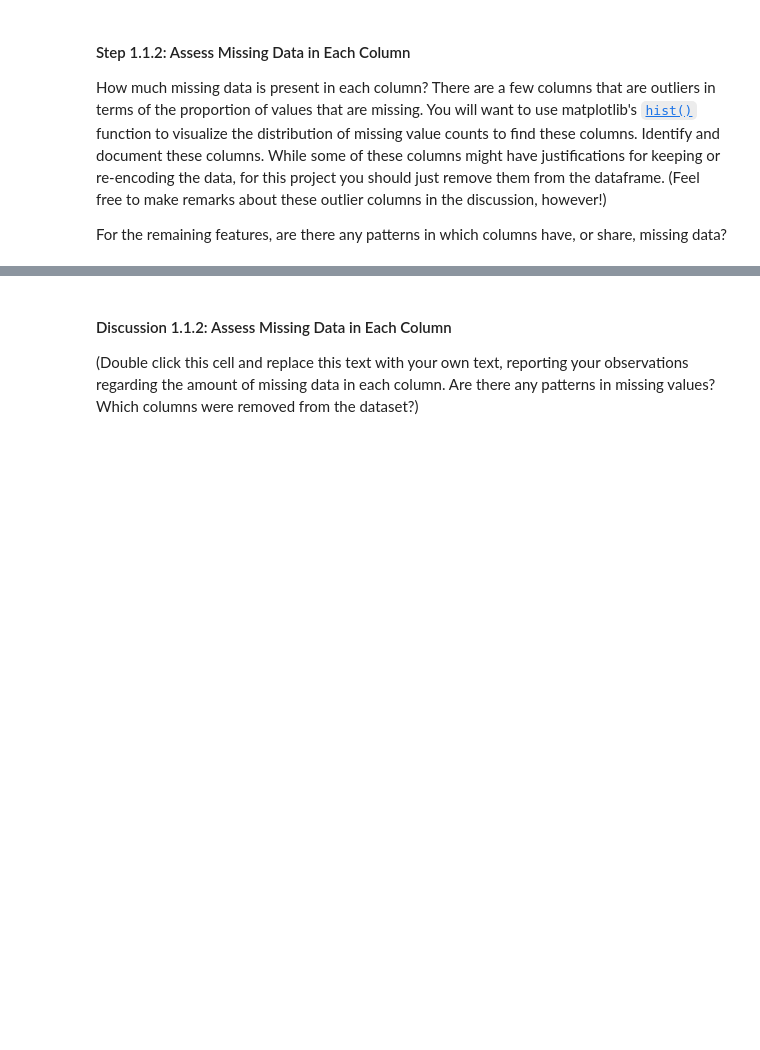
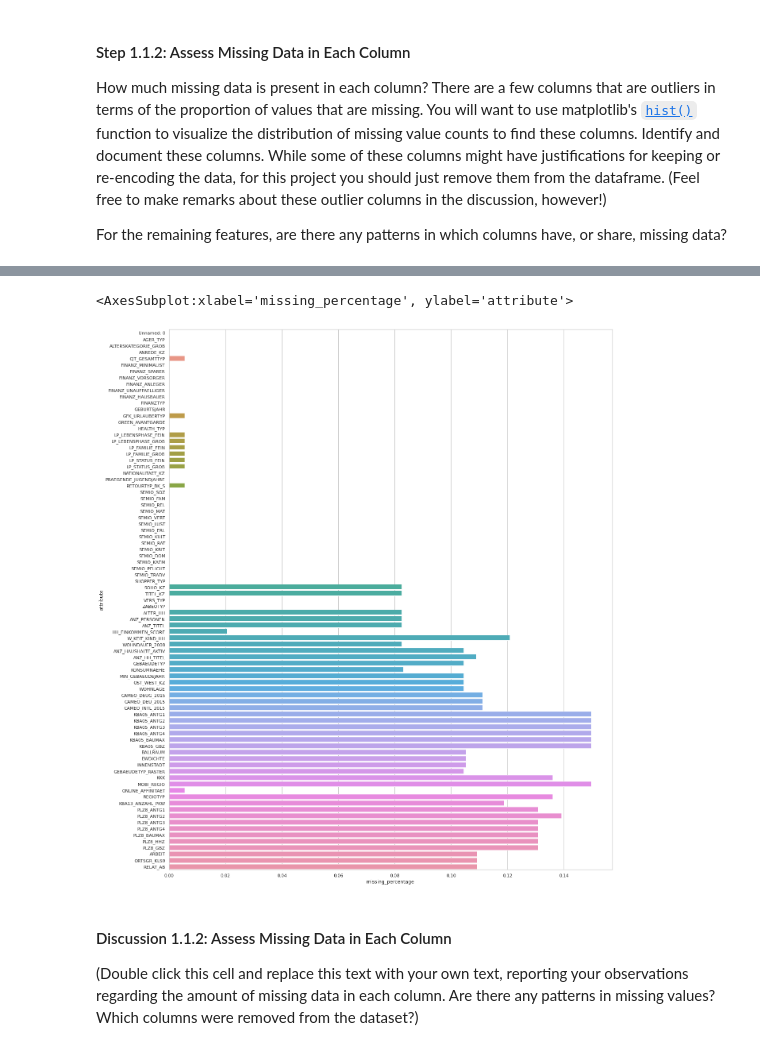
Before and after one commit to epocolis/udacity-machine-learning-with-tensorflow-nano-degree, a Jupyter notebook: projects/customer_segmentation/notebook/Identify_Customer_Segments.ipynb, the cells around one changed output, grey strips where cells are left out. Saved outputs shown, nothing was run; the diff lists cells and outputs as text; code cells hidden in the pictures; blank space fills up the shorter version.

```diff
--- a/projects/customer_segmentation/notebook/Identify_Customer_Segments.ipynb
+++ b/projects/customer_segmentation/notebook/Identify_Customer_Segments.ipynb
@@ -78,6 +197,17 @@ For the remaining features, are there any patterns in which columns have, or sha
 # %%
 # Remove the outlier columns from the dataset. (You'll perform other data
 # engineering tasks such as re-encoding and imputation later.)
+
+# lets make this into function so that we can play with it
+MISSING_THRESHOLD = 0.20 # 20% missing
+# get all the row with missing count values more than 0.20
+filter = nan_df["missing_percentage"] < 0.2
+nan_df_without_outliers = nan_df.where(filter)
+f, ax = plt.subplots(figsize=(20, 25))
+sns.barplot(y="attribute", x="missing_percentage", data=nan_df_without_outliers)
+# %% [output]
+<AxesSubplot:xlabel='missing_percentage', ylabel='attribute'>
+[figure, added]
 # %% [markdown]
 #### Discussion 1.1.2: Assess Missing Data in Each Column
 
```
Also changed, not shown: parts of 16 cells of this notebook.
